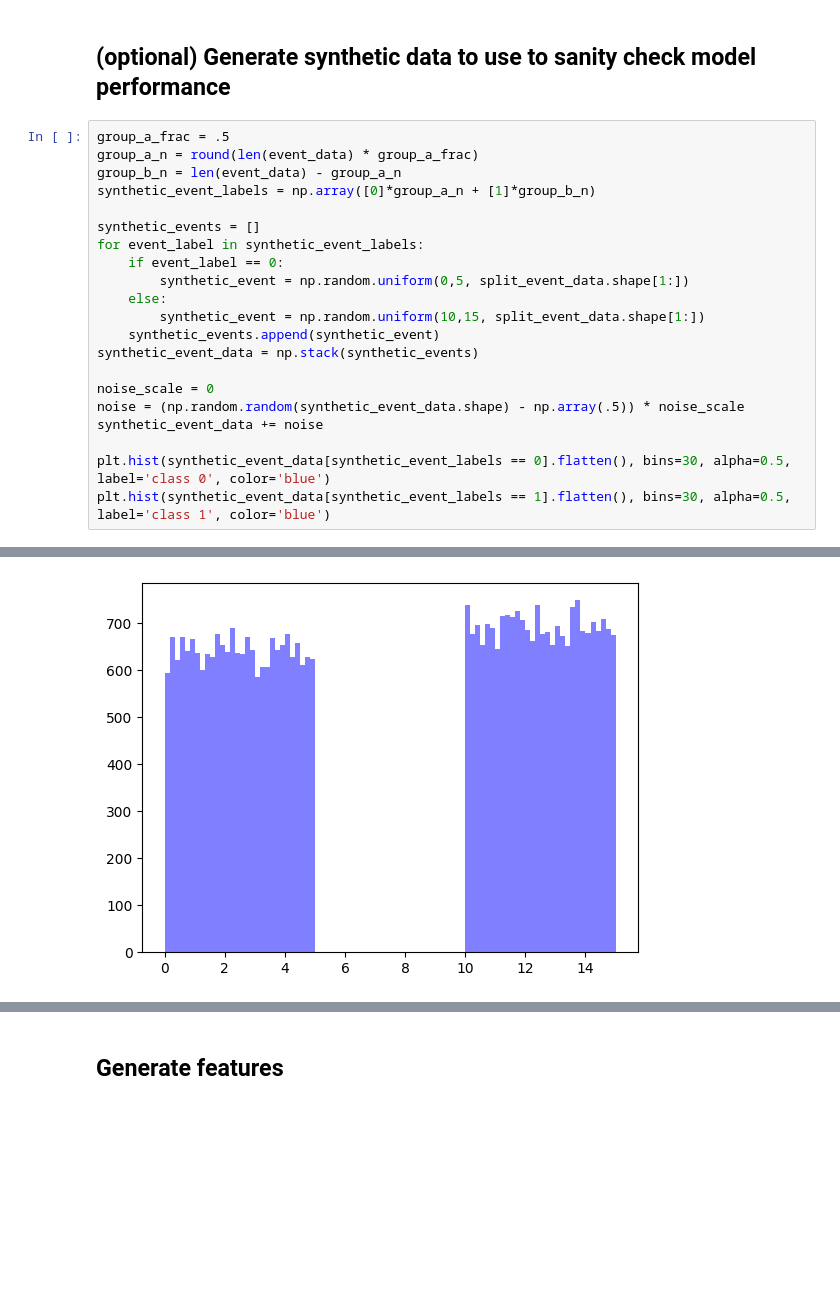
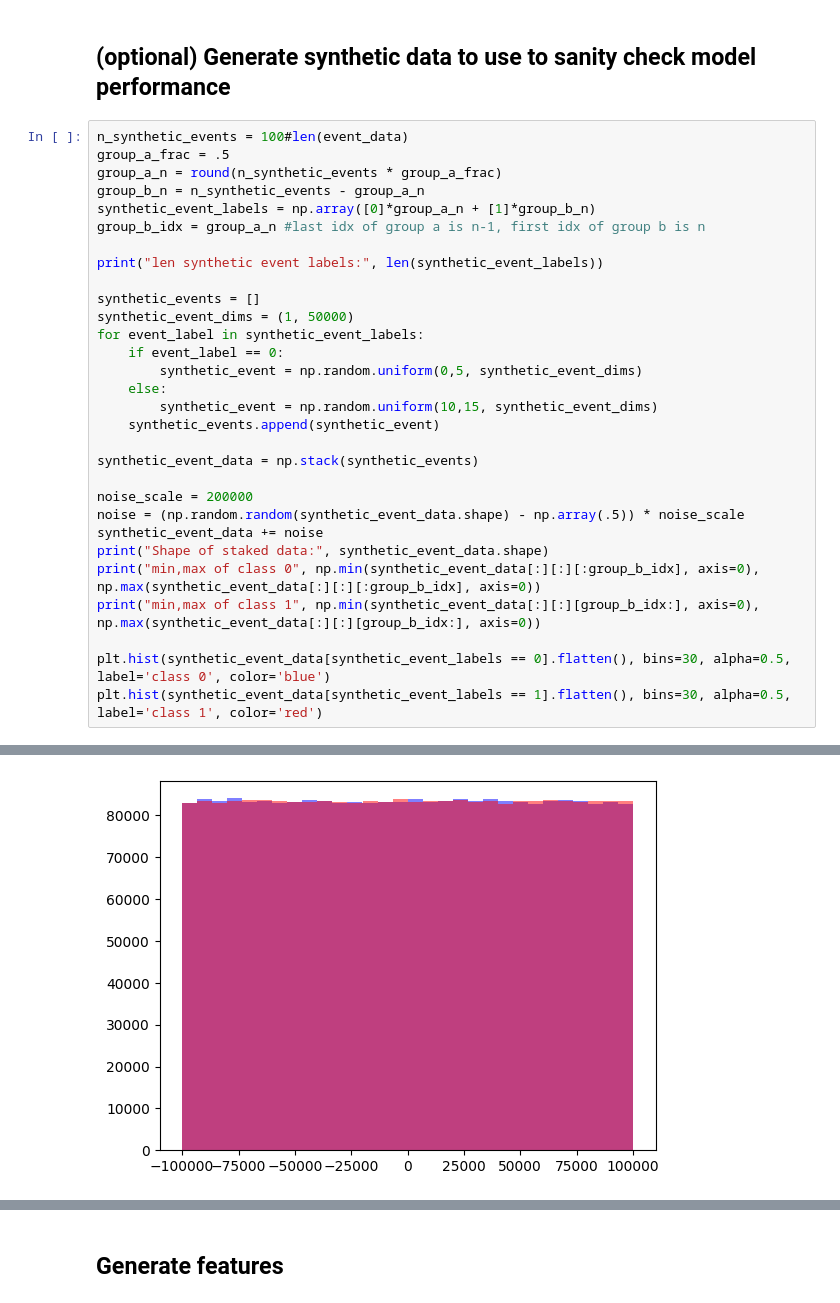
Before and after one commit to neural-imagery/signal-classifier, a Jupyter notebook: train.ipynb, the cells around one changed output, grey strips where cells are left out. Saved outputs shown, nothing was run; the diff lists cells and outputs as text; blank space fills up the shorter version.

Commit message:
sanity checks that (accuracy scales inversely with noise scale), and the scaling of that rel is inversely related to dimensionality of inputs

```diff
--- a/train.ipynb
+++ b/train.ipynb
@@ -146,24 +140,33 @@ event data shape (25, 32, 50)
 # %% [markdown]
 ## (optional) Generate synthetic data to use to sanity check model performance
 # %%
+n_synthetic_events = 100#len(event_data)
 group_a_frac = .5
-group_a_n = round(len(event_data) * group_a_frac)
-group_b_n = len(event_data) - group_a_n
+group_a_n = round(n_synthetic_events * group_a_frac)
+group_b_n = n_synthetic_events - group_a_n
 synthetic_event_labels = np.array([0]*group_a_n + [1]*group_b_n)
+group_b_idx = group_a_n #last idx of group a is n-1, first idx of group b is n
+
+print("len synthetic event labels:", len(synthetic_event_labels))
 
 synthetic_events = []
+synthetic_event_dims = (1, 50000)
 for event_label in synthetic_event_labels:
     if event_label == 0:
-        synthetic_event = np.random.uniform(0,5, split_event_data.shape[1:])
+        synthetic_event = np.random.uniform(0,5, synthetic_event_dims)
     else:
-        synthetic_event = np.random.uniform(10,15, split_event_data.shape[1:])
+        synthetic_event = np.random.uniform(10,15, synthetic_event_dims)
     synthetic_events.append(synthetic_event)
+
 synthetic_event_data = np.stack(synthetic_events)
 
-noise_scale = 0
+noise_scale = 200000
 noise = (np.random.random(synthetic_event_data.shape) - np.array(.5)) * noise_scale
 synthetic_event_data += noise
+print("Shape of staked data:", synthetic_event_data.shape)
+print("min,max of class 0", np.min(synthetic_event_data[:][:][:group_b_idx], axis=0), np.max(synthetic_event_data[:][:][:group_b_idx], axis=0))
+print("min,max of class 1", np.min(synthetic_event_data[:][:][group_b_idx:], axis=0), np.max(synthetic_event_data[:][:][group_b_idx:], axis=0))
 
 plt.hist(synthetic_event_data[synthetic_event_labels == 0].flatten(), bins=30, alpha=0.5, label='class 0', color='blue')
-plt.hist(synthetic_event_data[synthetic_event_labels == 1].flatten(), bins=30, alpha=0.5, label='class 1', color='blue')
+plt.hist(synthetic_event_data[synthetic_event_labels == 1].flatten(), bins=30, alpha=0.5, label='class 1', color='red')
 # %% [output]
@@ -181,4 +194,4 @@ plt.hist(synthetic_event_data[synthetic_event_labels == 1].flatten(), bins=30, a
-[figure, old version]
+[figure, new version]
 # %%
 print("noise shape", synthetic_event_data.shape)
 stds = np.std(synthetic_event_data, axis=1)
```
Also changed, not shown: parts of 11 cells of this notebook, 1 other file.
